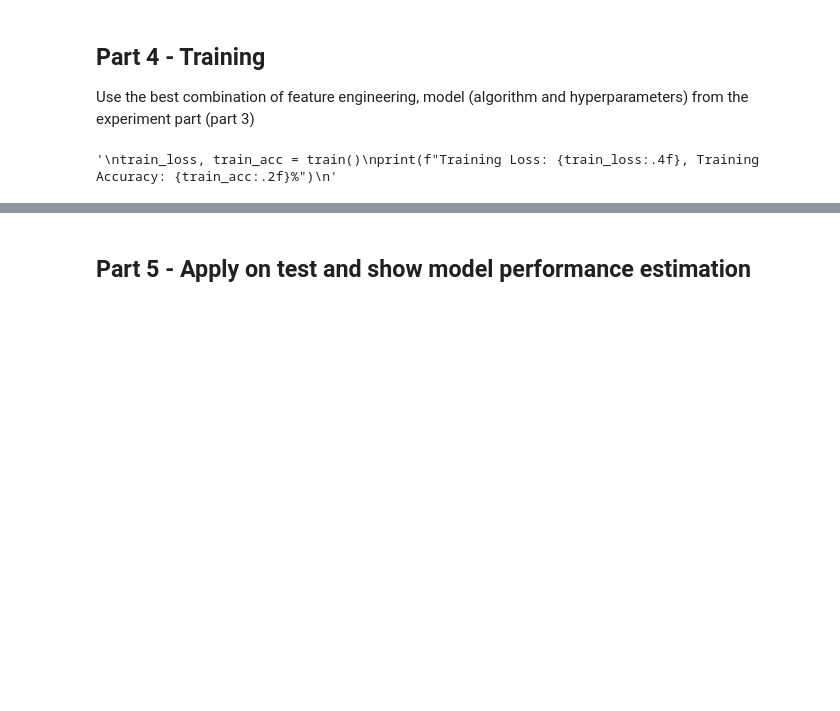
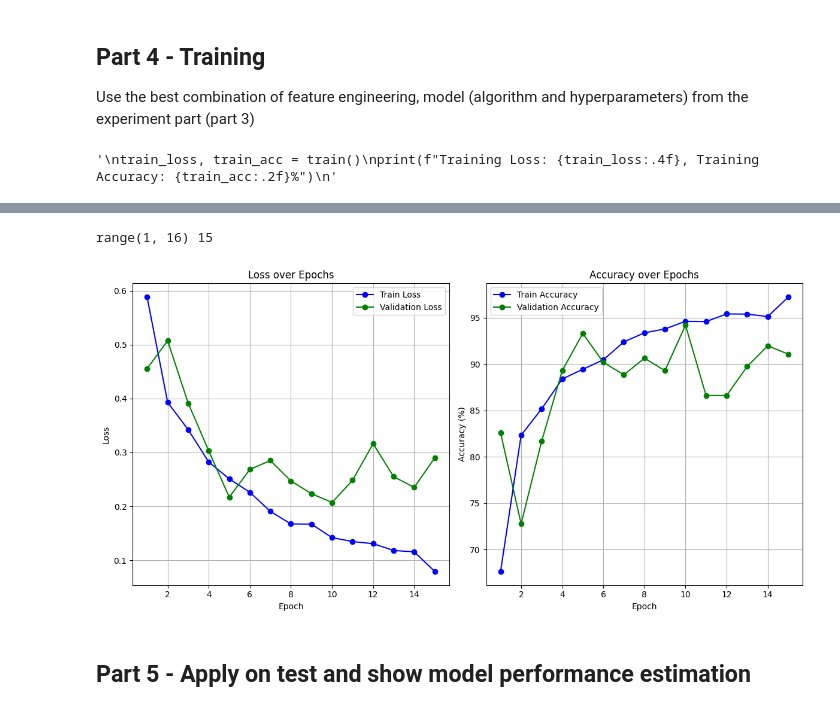
Before and after one commit to nadav0912/Image_Gender_Classification-, a Jupyter notebook: Assignment2_supervised_learning_flow (3).ipynb, the cells around one changed output, grey strips where cells are left out. Drawn from its saved outputs; the diff is of its cells as text; code cells hidden in the pictures; blank space fills up the shorter version.

Commit message:
Finish test model, add trnsforms to data to get better results and train model again.

```diff
--- a/Assignment2_supervised_learning_flow (3).ipynb
+++ b/Assignment2_supervised_learning_flow (3).ipynb
@@ -82,10 +83,10 @@ Using cuda device
 # Start Hyperparameters
 CLASS_NAMES = ["female", "male"]
 
-RANDOM_SEED = 142  # Seed for reproducibility
+RANDOM_SEED = 42  # Seed for reproducibility
 
 BATCH_SIZE = 32
-EPOCHS = 10
+EPOCHS = 15
 HIDDEN_UNITS = 64  # Number of filters in the convolutional layers
 KERNEL_SIZE = 3  # Size of the convolutional filters (3x3)
 STEP_SIZE = 1  # Stride of the convolutional filters (1 pixel step)
@@ -390,12 +395,13 @@ def train():
 
         # Calculate accuracy
         y_pred = torch.round(torch.sigmoid(logits))
-        total_acc += accuracy_fn(y_true=labels, y_pred=y_pred)
+        acc = accuracy_fn(y_true=labels, y_pred=y_pred)
+        total_acc += acc
 
     # Retuen mean loss and accuracy per batch
     return total_loss / len(train_loader), total_acc / len(train_loader)
 
-
+# Validation Loop
 def evaluate():
     model.eval()
     total_loss, total_acc = 0.0, 0.0
@@ -414,8 +420,10 @@ def evaluate():
 
             # Calculate accuracy
             y_pred = torch.round(torch.sigmoid(logits))
-            total_acc += accuracy_fn(y_true=labels, y_pred=y_pred)
+            acc = accuracy_fn(y_true=labels, y_pred=y_pred)
+            total_acc += acc
 
+    # Retuen mean loss and accuracy per batch
     return total_loss / len(val_loader), total_acc / len(val_loader)
 
 """
@@ -425,10 +433,11 @@ print(f"Training Loss: {train_loss:.4f}, Training Accuracy: {train_acc:.2f}%")
 # %% [output]
 '\ntrain_loss, train_acc = train()\nprint(f"Training Loss: {train_loss:.4f}, Training Accuracy: {train_acc:.2f}%")\n'
 # %%
+# Save train and accuracy of train and eval for visualization
 train_loss_list, train_acc_list = [], []
 val_loss_list, val_acc_list = [], []
 
-for epoch in range(5):#EPOCHS):
+for epoch in range(EPOCHS):
     print(f"\nEpoch {epoch}")
 
     print("training...")
@@ -477,2 +477,36 @@ Val Loss: 0.3779, Val Accuracy: 83.48%
+# %%
+# Visualization of the loss and accuracy of train and validation dataset (per batch)
+
+epochs_range = range(1, EPOCHS + 1)
+
+plt.figure(figsize=(12, 6))
+
+print(epochs_range, len(train_acc_list))
+
+# Loss subplot
+plt.subplot(1, 2, 1)
+plt.plot(epochs_range, train_loss_list, label='Train Loss', color='blue', marker='o')
+plt.plot(epochs_range, val_loss_list, label='Validation Loss', color='green', marker='o')
+plt.title('Loss over Epochs')
+plt.xlabel('Epoch')
+plt.ylabel('Loss')
+plt.legend()
+plt.grid(True)
+
+# Accuracy subplot
+plt.subplot(1, 2, 2)
+plt.plot(epochs_range, train_acc_list, label='Train Accuracy', color='blue', marker='o')
+plt.plot(epochs_range, val_acc_list, label='Validation Accuracy', color='green', marker='o')
+plt.title('Accuracy over Epochs')
+plt.xlabel('Epoch')
+plt.ylabel('Accuracy (%)')
+plt.legend()
+plt.grid(True)
+
+plt.tight_layout()
+plt.show()
+# %% [output]
+range(1, 16) 15
+[figure, added]
 # %% [markdown]
 ## Part 5 - Apply on test and show model performance estimation
```
Also changed, not shown: parts of 9 cells of this notebook.
